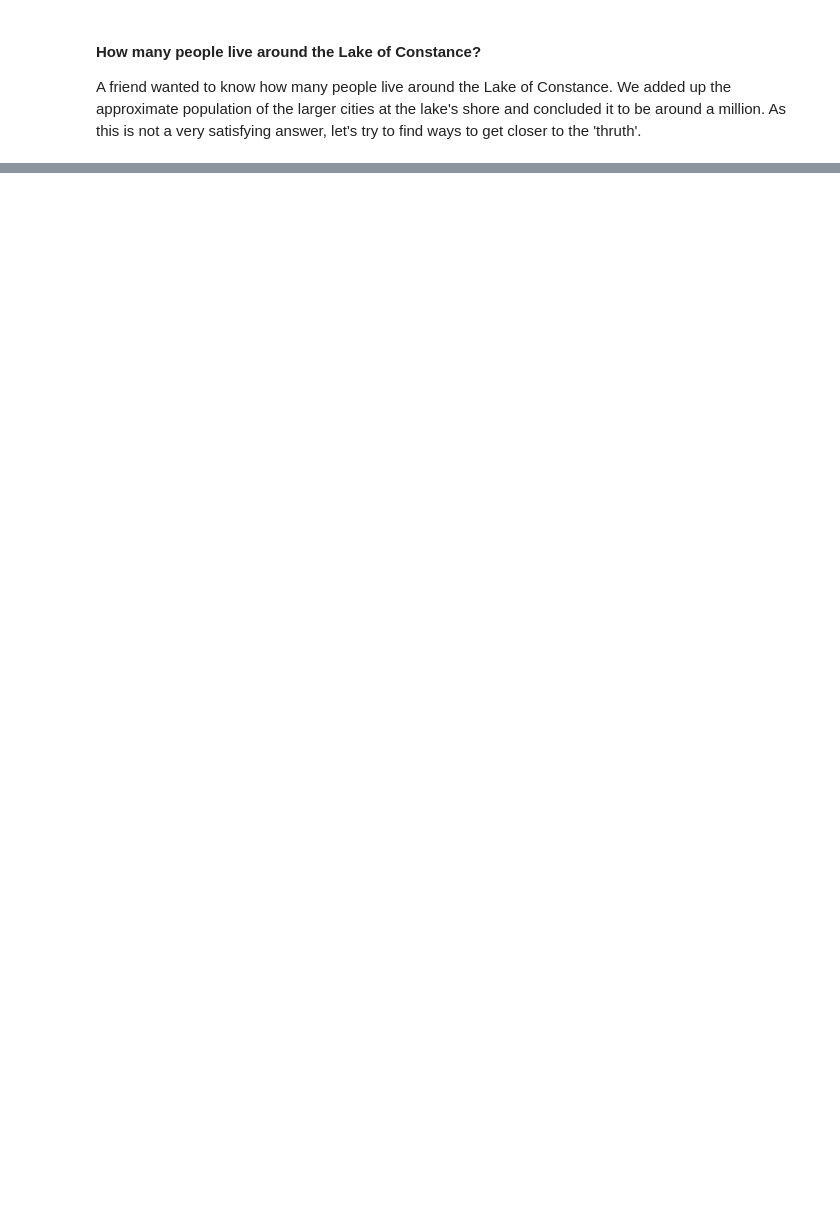
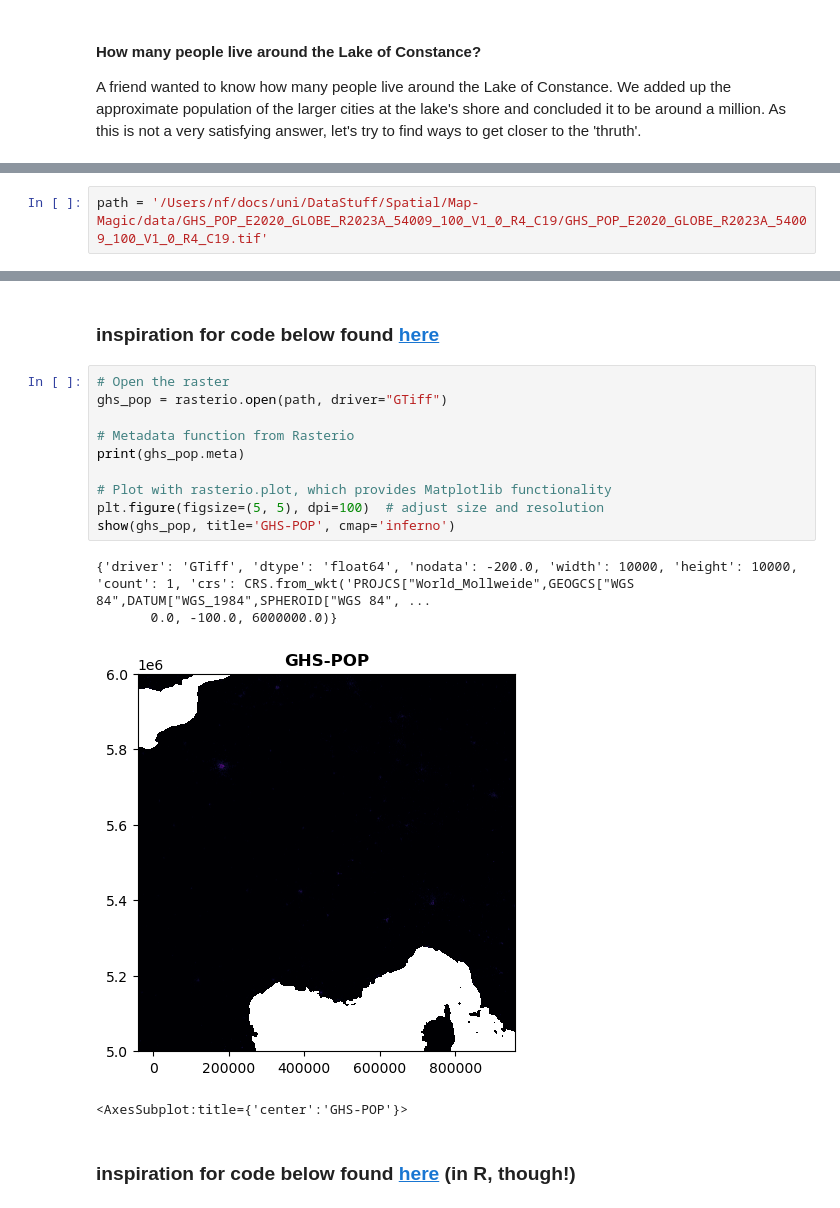
Before and after one commit to nicolas-froehlich/Map-Magic, a Jupyter notebook: Bodenseemenschen.ipynb, the cells around one changed output, grey strips where cells are left out. Cells and saved outputs as stored; diff of their text form; blank space fills up the shorter version.

Commit message:
worked on ghs data

```diff
--- a/Bodenseemenschen.ipynb
+++ b/Bodenseemenschen.ipynb
@@ -25,0 +52,2 @@ Some preliminary thoughts:
+# %%
+path = '/Users/nf/docs/uni/DataStuff/Spatial/Map-Magic/data/GHS_POP_E2020_GLOBE_R2023A_54009_100_V1_0_R4_C19/GHS_POP_E2020_GLOBE_R2023A_54009_100_V1_0_R4_C19.tif'
@@ -25,0 +75,19 @@ Some preliminary thoughts:
+# %% [markdown]
+### inspiration for code below found [here](https://geoscripting-wur.github.io/PythonRaster/)
+# %%
+# Open the raster
+ghs_pop = rasterio.open(path, driver="GTiff")
+
+# Metadata function from Rasterio
+print(ghs_pop.meta)
+
+# Plot with rasterio.plot, which provides Matplotlib functionality
+plt.figure(figsize=(5, 5), dpi=100)  # adjust size and resolution
+show(ghs_pop, title='GHS-POP', cmap='inferno')
+# %% [output]
+{'driver': 'GTiff', 'dtype': 'float64', 'nodata': -200.0, 'width': 10000, 'height': 10000, 'count': 1, 'crs': CRS.from_wkt('PROJCS["World_Mollweide",GEOGCS["WGS 84",DATUM["WGS_1984",SPHEROID["WGS 84", ...
+       0.0, -100.0, 6000000.0)}
+[figure, added]
+<AxesSubplot:title={'center':'GHS-POP'}>
+# %% [markdown]
+### inspiration for code below found [here](https://rpubs.com/ricardo_ochoa/416712) (in R, though!)
```
Also changed, not shown: parts of 11 cells of this notebook.
